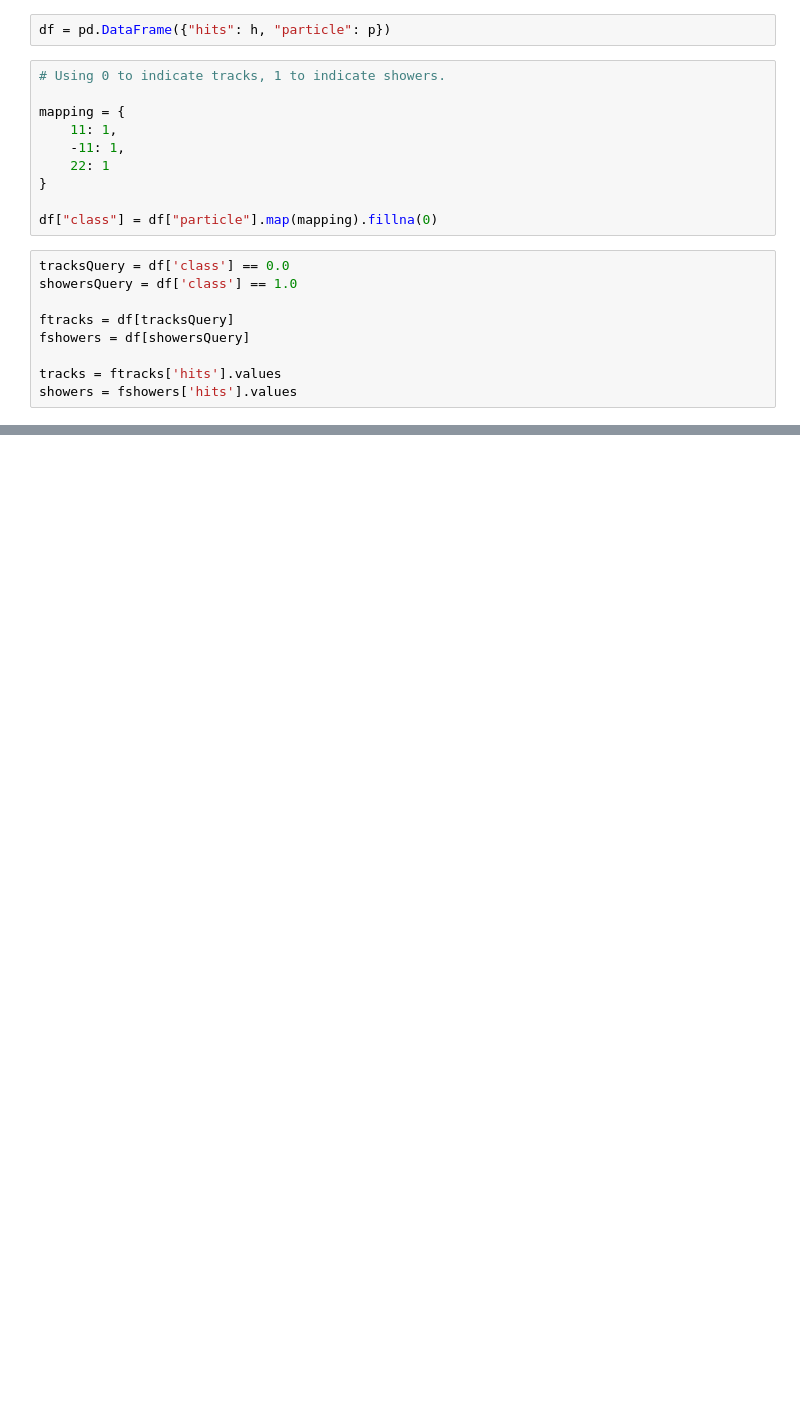
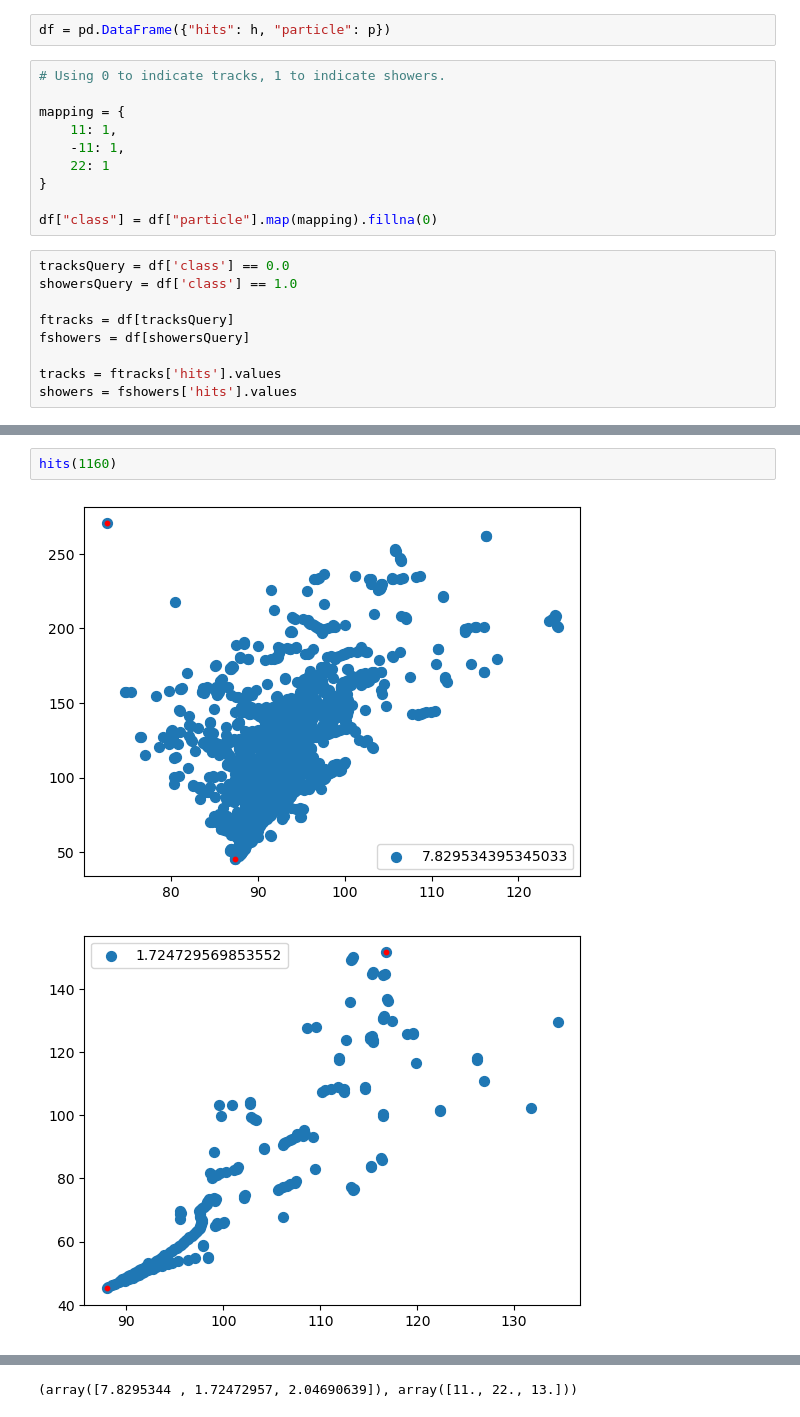
Before and after one commit to mohummudh/neutrinos-dune, a Jupyter notebook: mohammed/number_of_hits/number_of_hits.ipynb, the cells around one changed output, grey strips where cells are left out. Cells and saved outputs as stored; diff of their text form; blank space fills up the shorter version.

```diff
--- a/mohammed/number_of_hits/number_of_hits.ipynb
+++ b/mohammed/number_of_hits/number_of_hits.ipynb
@@ -227,0 +267,5 @@ plt.show()
+# %%
+hits(1160)
+# %% [output]
+[figure, added]
+[figure, added]
@@ -227,0 +273 @@ plt.show()
+(array([7.8295344 , 1.72472957, 2.04690639]), array([11., 22., 13.]))
```
Also changed, not shown: parts of 29 cells of this notebook, 3 other files.
